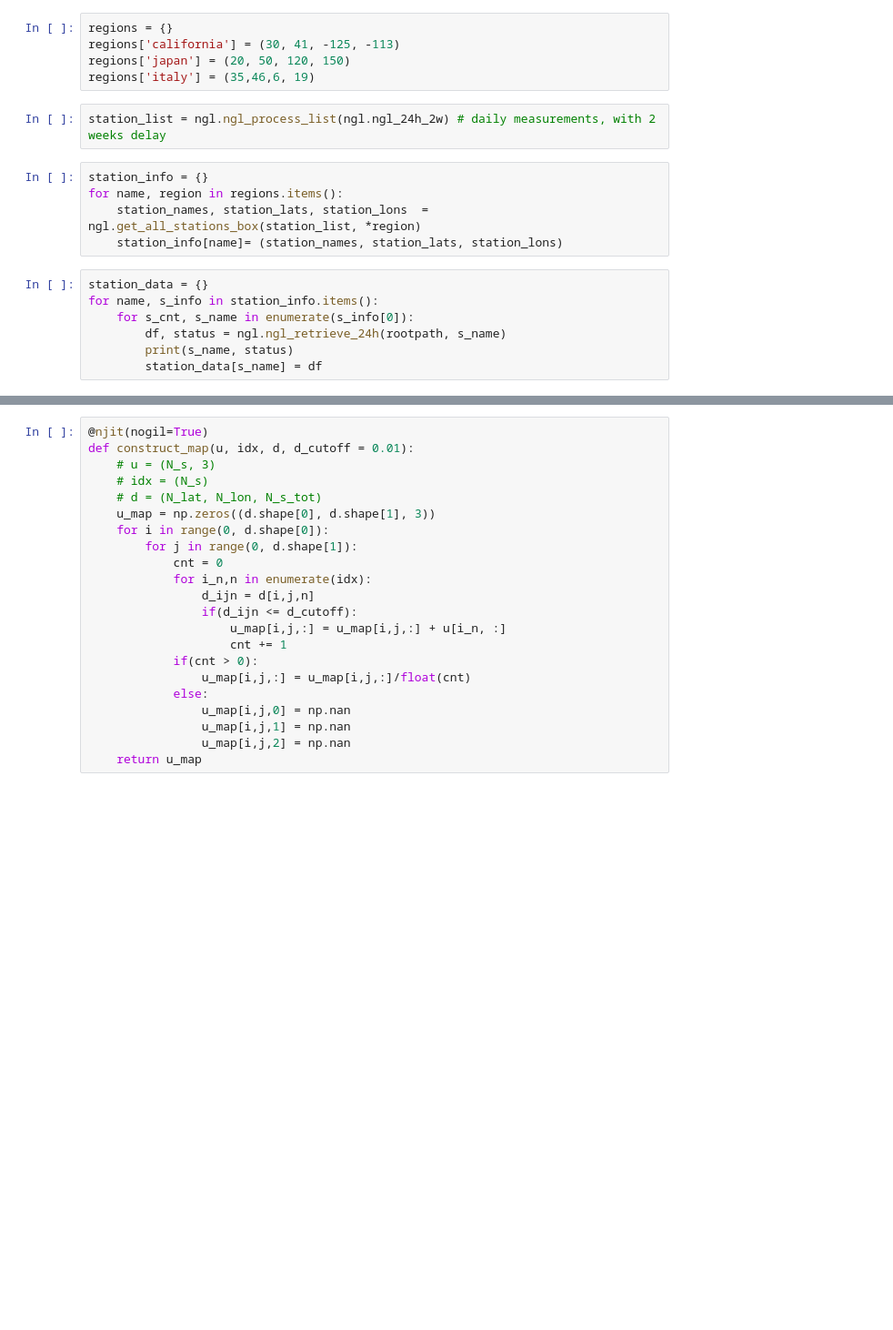
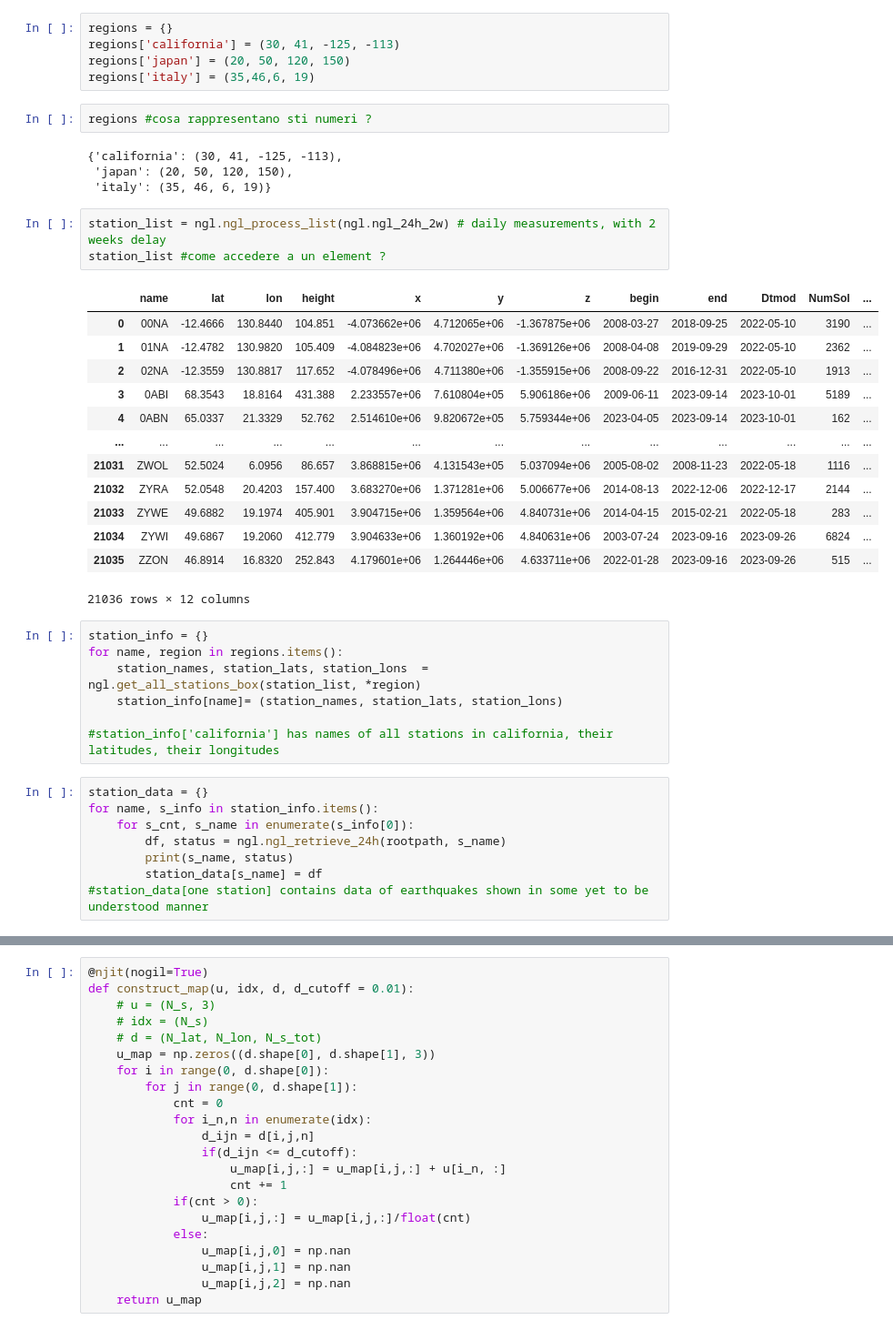
Before and after one commit to vicioms/quake_utils, a Jupyter notebook: dataset_maker_ale.ipynb, the cells around one changed output, grey strips where cells are left out. Shown at 91% size. Drawn from its saved outputs; the diff is of its cells as text; blank space fills up the shorter version.

```diff
--- a/dataset_maker_ale.ipynb
+++ b/dataset_maker_ale.ipynb
@@ -33,13 +33,36 @@ regions = {}
 regions['california'] = (30, 41, -125, -113)
 regions['japan'] = (20, 50, 120, 150)
 regions['italy'] = (35,46,6, 19)
+# %%
+regions #cosa rappresentano sti numeri ?
+# %% [output]
+{'california': (30, 41, -125, -113),
+ 'japan': (20, 50, 120, 150),
+ 'italy': (35, 46, 6, 19)}
 # %%
 station_list = ngl.ngl_process_list(ngl.ngl_24h_2w) # daily measurements, with 2 weeks delay
+station_list #come accedere a un element ?
+# %% [output]
+|  | name | lat | lon | height | x | y | z | begin | end | Dtmod | NumSol | ... |
+| 0 | 00NA | -12.4666 | 130.8440 | 104.851 | -4.073662e+06 | 4.712065e+06 | -1.367875e+06 | 2008-03-27 | 2018-09-25 | 2022-05-10 | 3190 | ... |
+| 1 | 01NA | -12.4782 | 130.9820 | 105.409 | -4.084823e+06 | 4.702027e+06 | -1.369126e+06 | 2008-04-08 | 2019-09-29 | 2022-05-10 | 2362 | ... |
+| 2 | 02NA | -12.3559 | 130.8817 | 117.652 | -4.078496e+06 | 4.711380e+06 | -1.355915e+06 | 2008-09-22 | 2016-12-31 | 2022-05-10 | 1913 | ... |
+| 3 | 0ABI | 68.3543 | 18.8164 | 431.388 | 2.233557e+06 | 7.610804e+05 | 5.906186e+06 | 2009-06-11 | 2023-09-14 | 2023-10-01 | 5189 | ... |
+| 4 | 0ABN | 65.0337 | 21.3329 | 52.762 | 2.514610e+06 | 9.820672e+05 | 5.759344e+06 | 2023-04-05 | 2023-09-14 | 2023-10-01 | 162 | ... |
+| ... | ... | ... | ... | ... | ... | ... | ... | ... | ... | ... | ... | ... |
+| 21031 | ZWOL | 52.5024 | 6.0956 | 86.657 | 3.868815e+06 | 4.131543e+05 | 5.037094e+06 | 2005-08-02 | 2008-11-23 | 2022-05-18 | 1116 | ... |
+| 21032 | ZYRA | 52.0548 | 20.4203 | 157.400 | 3.683270e+06 | 1.371281e+06 | 5.006677e+06 | 2014-08-13 | 2022-12-06 | 2022-12-17 | 2144 | ... |
+| 21033 | ZYWE | 49.6882 | 19.1974 | 405.901 | 3.904715e+06 | 1.359564e+06 | 4.840731e+06 | 2014-04-15 | 2015-02-21 | 2022-05-18 | 283 | ... |
+| 21034 | ZYWI | 49.6867 | 19.2060 | 412.779 | 3.904633e+06 | 1.360192e+06 | 4.840631e+06 | 2003-07-24 | 2023-09-16 | 2023-09-26 | 6824 | ... |
+| 21035 | ZZON | 46.8914 | 16.8320 | 252.843 | 4.179601e+06 | 1.264446e+06 | 4.633711e+06 | 2022-01-28 | 2023-09-16 | 2023-09-26 | 515 | ... |
+21036 rows × 12 columns
 # %%
 station_info = {}
 for name, region in regions.items():
     station_names, station_lats, station_lons  = ngl.get_all_stations_box(station_list, *region)
     station_info[name]= (station_names, station_lats, station_lons)
+
+#station_info['california'] has names of all stations in california, their latitudes, their longitudes
 # %%
 station_data = {}
 for name, s_info in station_info.items():
@@ -47,3 +70,4 @@ for name, s_info in station_info.items():
         df, status = ngl.ngl_retrieve_24h(rootpath, s_name)
         print(s_name, status)
         station_data[s_name] = df
+#station_data[one station] contains data of earthquakes shown in some yet to be understood manner
```
Also changed, not shown: parts of 3 cells of this notebook.
